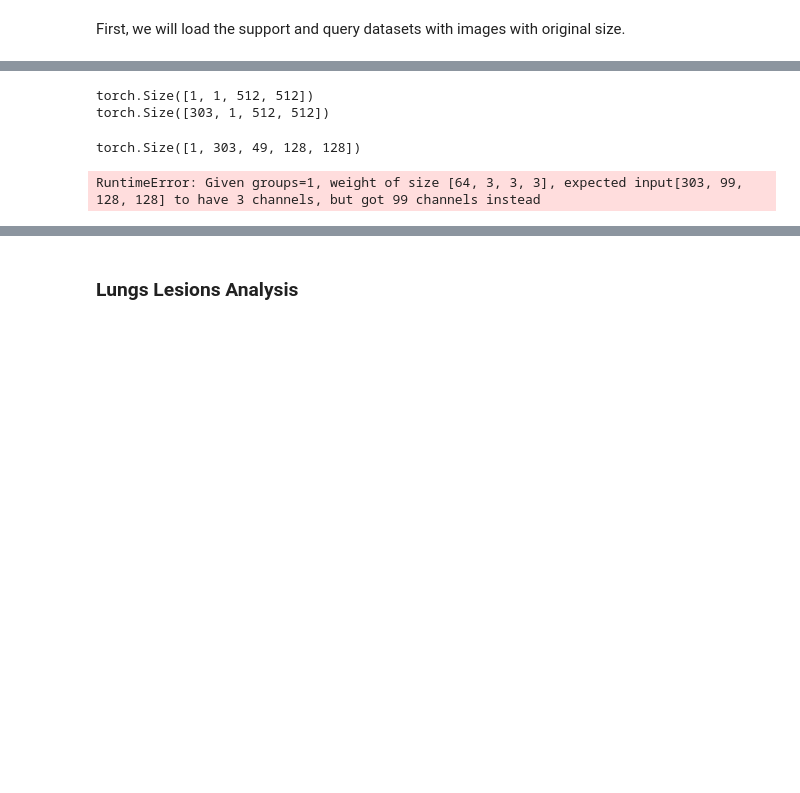
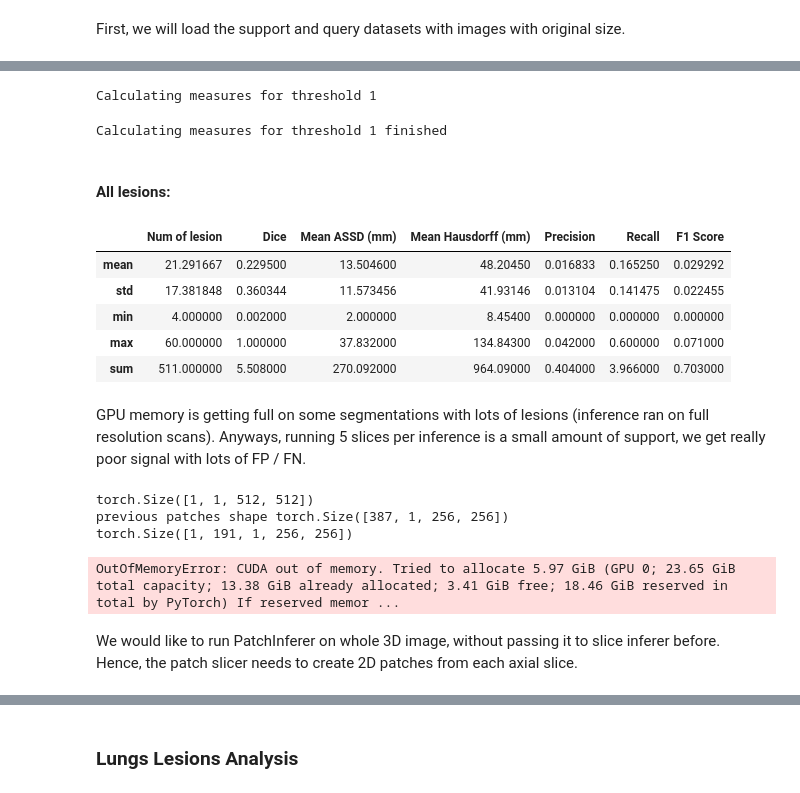
Before and after one commit to alinaryabtsev/FewShotLearning, a Jupyter notebook: test_modules/universeg_test.ipynb, the cells around one changed output, grey strips where cells are left out. Cells and saved outputs as stored; diff of their text form; code cells hidden in the pictures; blank space fills up the shorter version.

Commit message:
patches still do not work

```diff
--- a/test_modules/universeg_test.ipynb
+++ b/test_modules/universeg_test.ipynb
@@ -844,3 +879,23 @@ support_labels_10 = torch.cat(support_labels_10, dim=0).to(device)
+# %%
+predictions = sorted(glob(os.path.join(LIVER_LESIONS_DATASET, "*_pred_full_res.nii.gz")))
+gt = [f.replace("_pred_full_res.nii.gz", "_seg.nii.gz") for f in predictions]
+results_detection = calculate_measures_dataframe("tumors", predictions, gt, range(1, 2), pix_dim=False)[1]
+# %% [output]
+Calculating measures for threshold 1
+Calculating measures for threshold 1 finished
+# %%
+display(Markdown("#### All lesions:"))
+results_detection[0][["Num of lesion", "Dice", "Mean ASSD (mm)", "Mean Hausdorff (mm)", "Precision", "Recall", "F1 Score"]]
+# %% [output]
+#### All lesions:
+|  | Num of lesion | Dice | Mean ASSD (mm) | Mean Hausdorff (mm) | Precision | Recall | F1 Score |
+| mean | 21.291667 | 0.229500 | 13.504600 | 48.20450 | 0.016833 | 0.165250 | 0.029292 |
+| std | 17.381848 | 0.360344 | 11.573456 | 41.93146 | 0.013104 | 0.141475 | 0.022455 |
+| min | 4.000000 | 0.002000 | 2.000000 | 8.45400 | 0.000000 | 0.000000 | 0.000000 |
+| max | 60.000000 | 1.000000 | 37.832000 | 134.84300 | 0.042000 | 0.600000 | 0.071000 |
+| sum | 511.000000 | 5.508000 | 270.092000 | 964.09000 | 0.404000 | 3.966000 | 0.703000 |
+# %% [markdown]
+GPU memory is getting full on some segmentations with lots of lesions (inference ran on full resolution scans). Anyways, running 5 slices per inference is a small amount of support, we get really poor signal with lots of FP / FN.
 # %%
 @torch.no_grad()
 def model_patches_inferer(image, support_images, support_labels):
@@ -866,19 +930,21 @@ def model_patches_inferer(image, support_images, support_labels):
 slice_inferer = SliceInferer(spatial_dim=0, roi_size=(512, 512), sw_batch_size=1, progress=False)
 # %%
 total = len(d3_query)
-results_all_query = []
+# results_all_query = []
 with tqdm(total=total) as pbar:
     for pack in d3_query:
         image, label, filename = pack
         image, label = image.to(device), label.to(device)
         # inference with Monai's slice inference
         image = torch.unsqueeze(image, dim=1)
-        res = inference_with_slice_inferer(slice_inferer, model_patches_inferer, image, label, support_images_10, support_labels_10)
+        res = inference_with_slice_inferer(slice_inferer, model_patches_inferer, image, label, support_images_5, support_labels_5)
         res["Filename"] = filename
-        results_all_query.append(res)
+        # results_all_query.append(res)
         pbar.update(1)
 # %% [output]
 torch.Size([1, 1, 512, 512])
-torch.Size([303, 1, 512, 512])
+previous patches shape torch.Size([387, 1, 256, 256])
+torch.Size([1, 191, 1, 256, 256])
-torch.Size([1, 303, 49, 128, 128])
+OutOfMemoryError: CUDA out of memory. Tried to allocate 5.97 GiB (GPU 0; 23.65 GiB total capacity; 13.38 GiB already allocated; 3.41 GiB free; 18.46 GiB reserved in total by PyTorch) If reserved memor ...
-RuntimeError: Given groups=1, weight of size [64, 3, 3, 3], expected input[303, 99, 128, 128] to have 3 channels, but got 99 channels instead
+# %% [markdown]
+We would like to run PatchInferer on whole 3D image, without passing it to slice inferer before. Hence, the patch slicer needs to create 2D patches from each axial slice.
```
Also changed, not shown: parts of 13 cells of this notebook.
